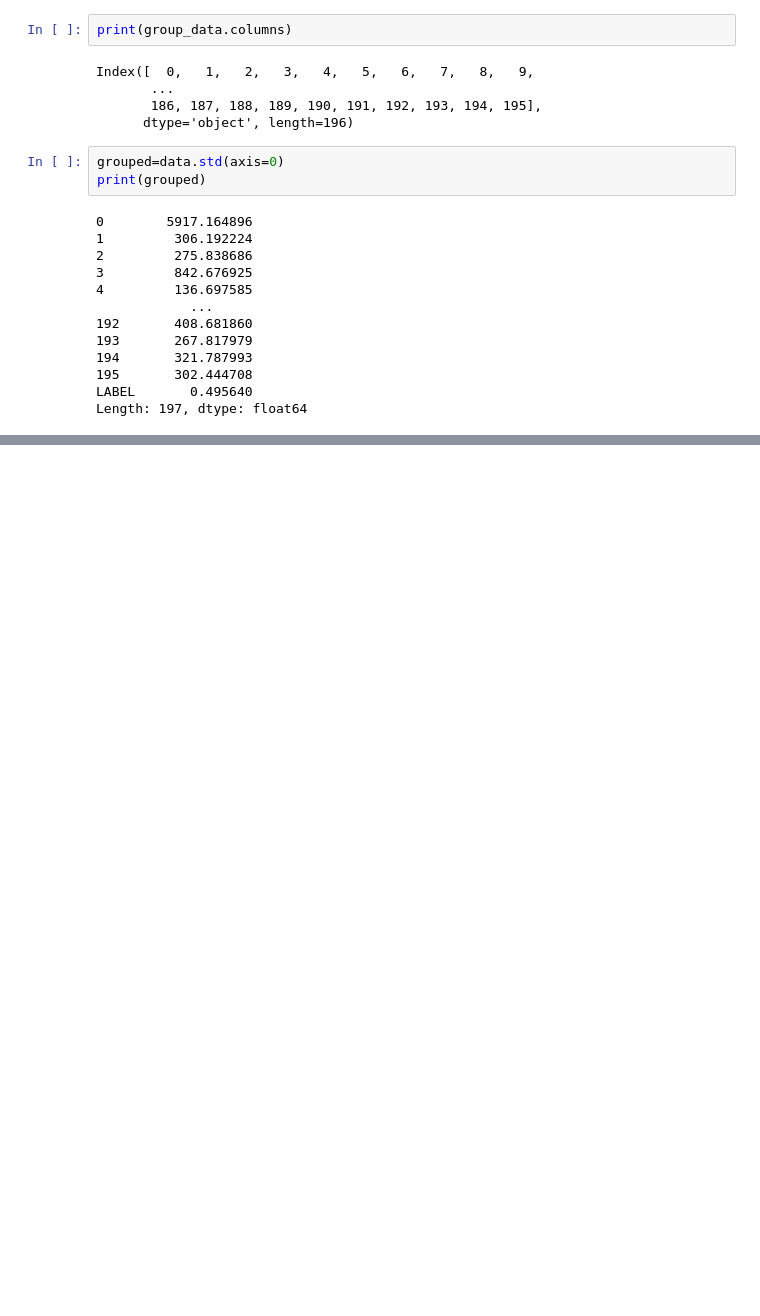
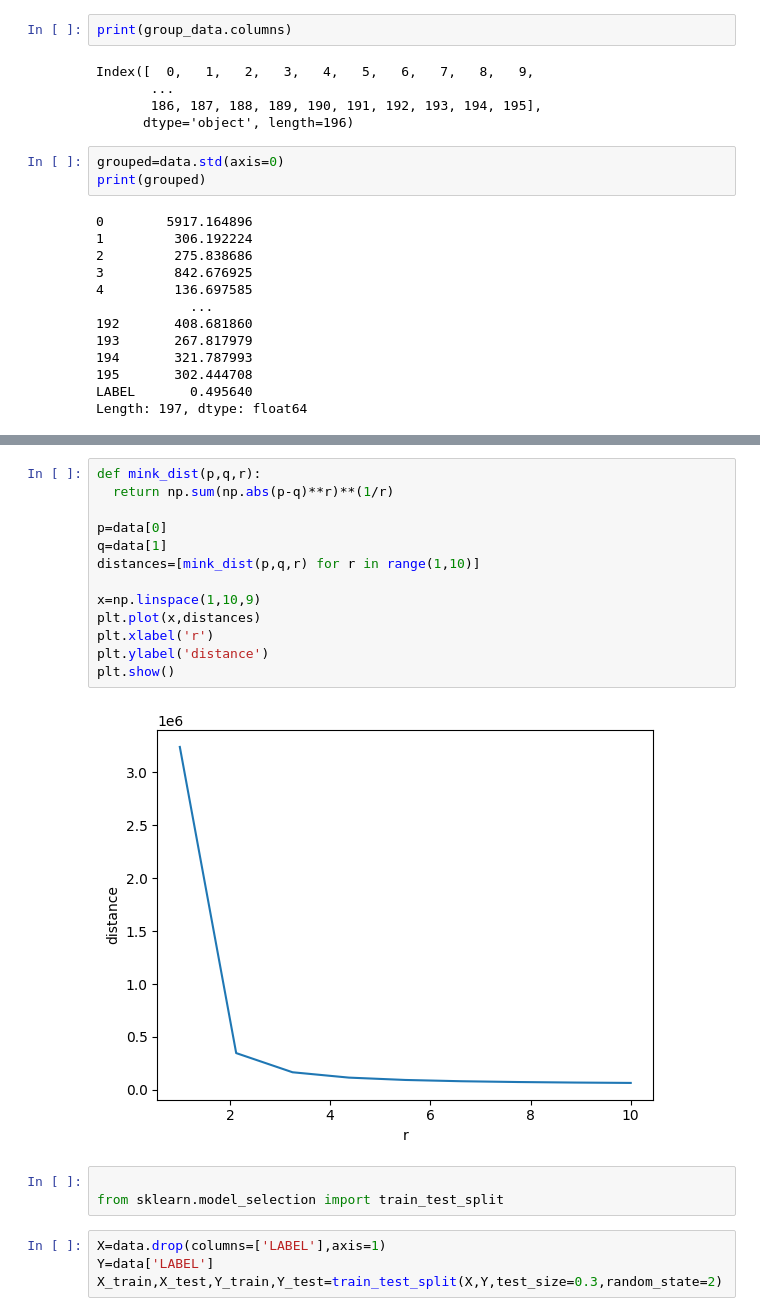
Before and after one commit to Tharun173/CSE22173-ML-LAB, a Jupyter notebook: Lab03.ipynb, the cells around one changed output, grey strips where cells are left out. Drawn from its saved outputs; the diff is of its cells as text; blank space fills up the shorter version.

```diff
--- a/Lab03.ipynb
+++ b/Lab03.ipynb
@@ -60,0 +61,22 @@ sns.distplot(data[0])
+# %%
+def mink_dist(p,q,r):
+  return np.sum(np.abs(p-q)**r)**(1/r)
+
+p=data[0]
+q=data[1]
+distances=[mink_dist(p,q,r) for r in range(1,10)]
+
+x=np.linspace(1,10,9)
+plt.plot(x,distances)
+plt.xlabel('r')
+plt.ylabel('distance')
+plt.show()
+# %% [output]
+[figure, added]
+# %%
+
+from sklearn.model_selection import train_test_split
+# %%
+X=data.drop(columns=['LABEL'],axis=1)
+Y=data['LABEL']
+X_train,X_test,Y_train,Y_test=train_test_split(X,Y,test_size=0.3,random_state=2)
```
Also changed, not shown: parts of 6 cells of this notebook.
